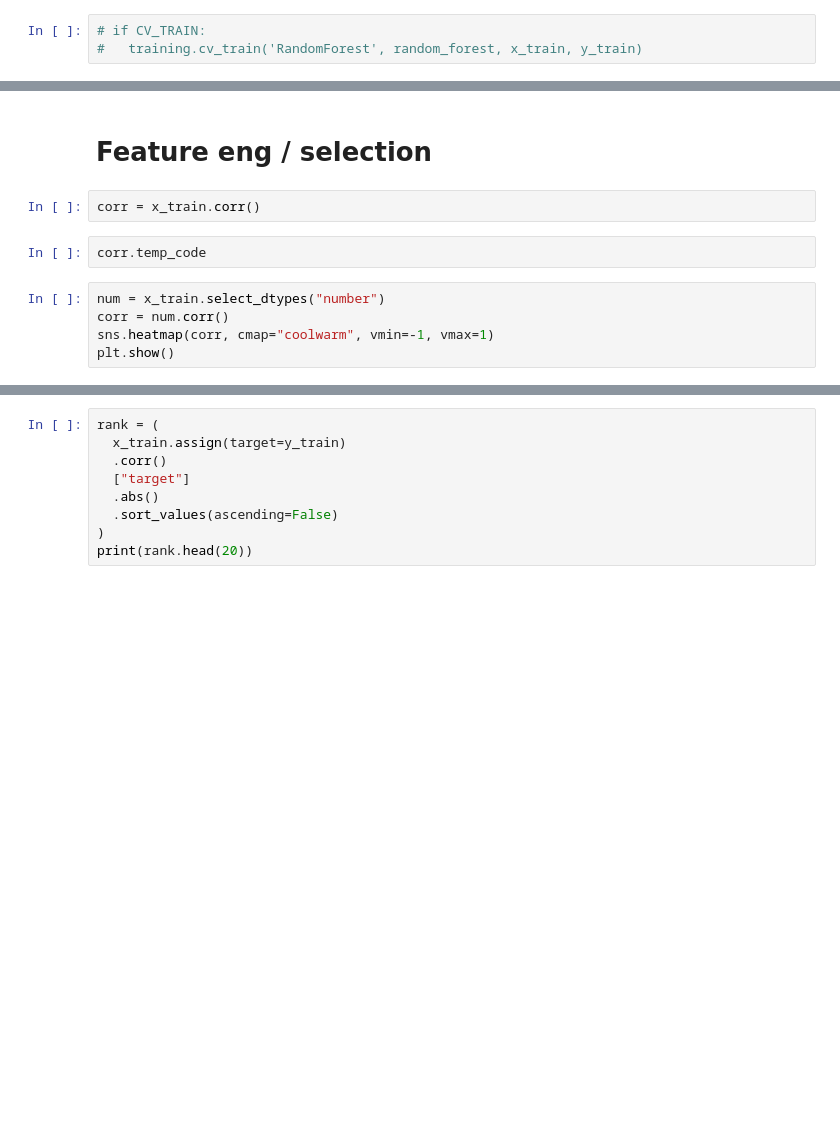
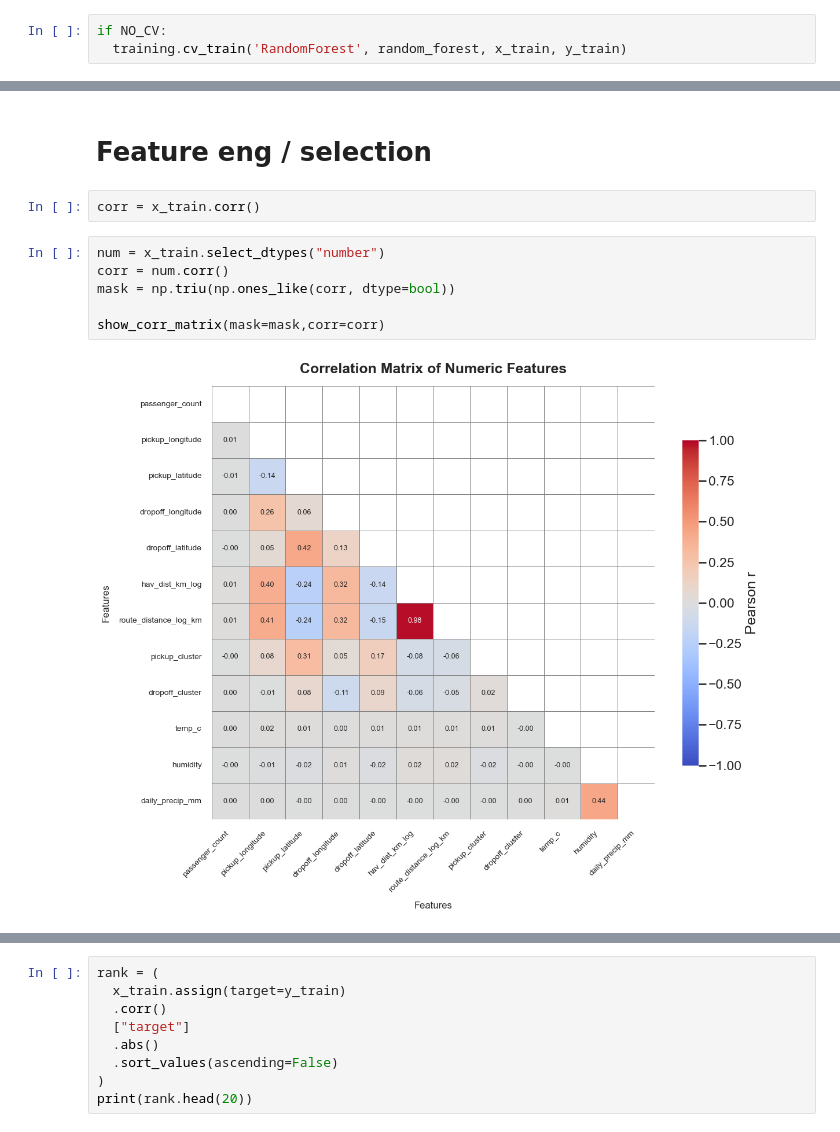
Before and after one commit to Wendo99/NYC-Taxi-Trip-Duration, a Jupyter notebook: notebooks/modelling.ipynb, the cells around one changed output, grey strips where cells are left out. Cells and saved outputs as stored; diff of their text form; blank space fills up the shorter version.

```diff
--- a/notebooks/modelling.ipynb
+++ b/notebooks/modelling.ipynb
@@ -103,5 +111,5 @@ Ridge
 # %% [markdown]
 RF
 # %%
-# if CV_TRAIN:
-#   training.cv_train('RandomForest', random_forest, x_train, y_train)
+if NO_CV:
+  training.cv_train('RandomForest', random_forest, x_train, y_train)
@@ -233,13 +228,14 @@ training.list_errors_10_bins(df_err, model_name, "route_distance_log_km")
 # Feature eng / selection
 # %%
 corr = x_train.corr()
-# %%
-corr.temp_code
 # %%
 num = x_train.select_dtypes("number")
 corr = num.corr()
-sns.heatmap(corr, cmap="coolwarm", vmin=-1, vmax=1)
-plt.show()
+mask = np.triu(np.ones_like(corr, dtype=bool))
+
+show_corr_matrix(mask=mask,corr=corr)
+# %% [output]
+[figure, added]
 # %%
 hi_corr = (corr.abs()
            .stack()
```
Also changed, not shown: parts of 43 cells of this notebook, 34 other files.
